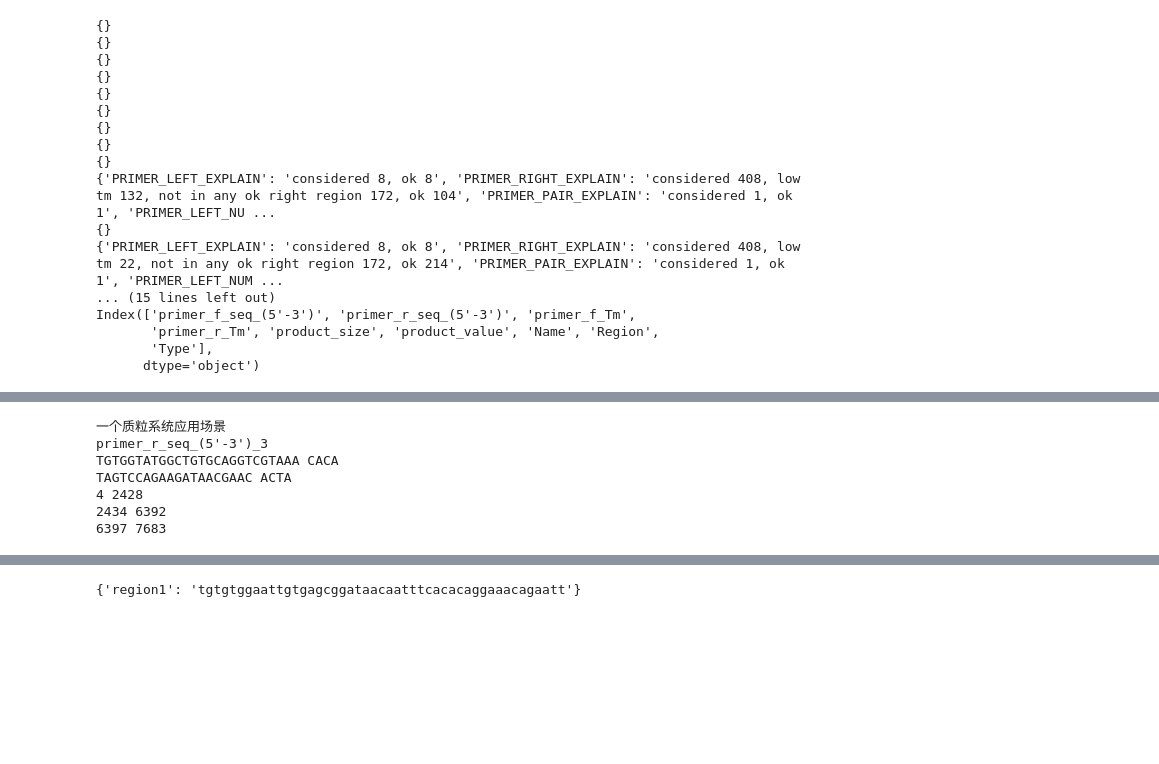
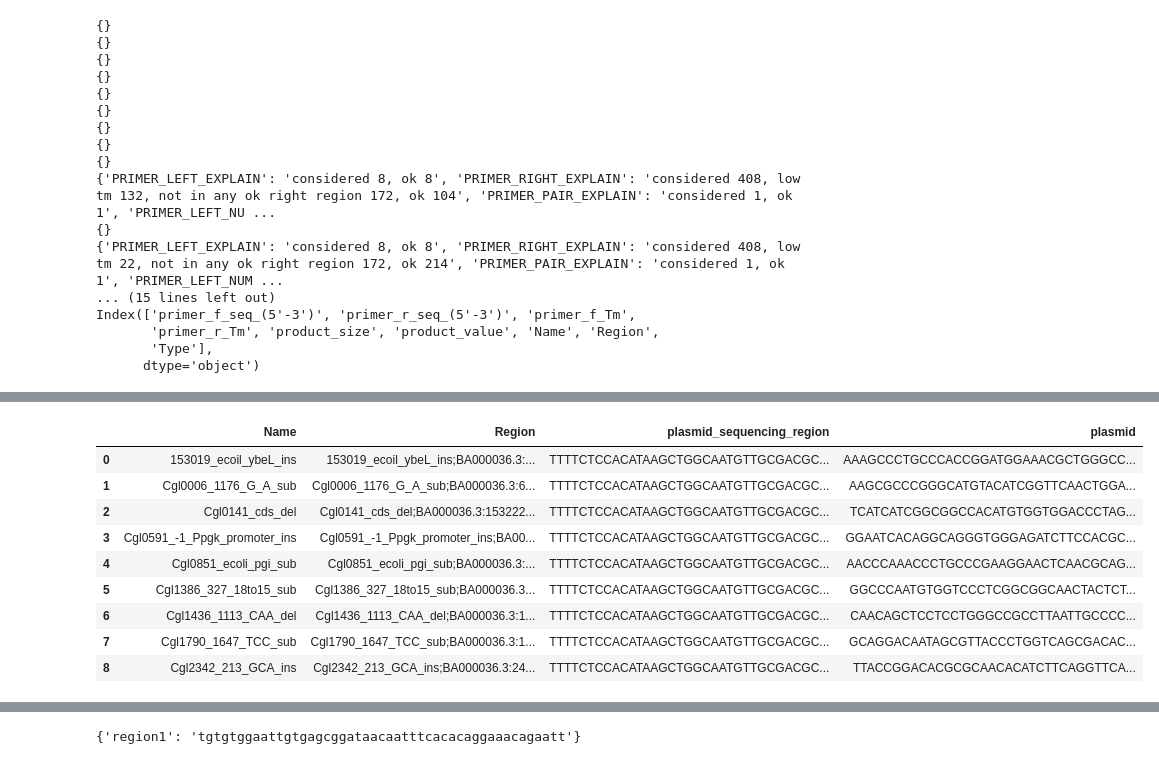
Before and after one commit to editSeqDesign/primer_desgin, a Jupyter notebook: two_plasmid_system_test.ipynb, the cells around one changed output, grey strips where cells are left out. Saved outputs shown, nothing was run; the diff lists cells and outputs as text; code cells hidden in the pictures; blank space fills up the shorter version.

```diff
--- a/two_plasmid_system_test.ipynb
+++ b/two_plasmid_system_test.ipynb
@@ -414,0 +541,2 @@ Index(['primer_f_seq_(5'-3')', 'primer_r_seq_(5'-3')', 'primer_f_Tm',
+# %%
+plasmid_sequencing_primer_df,sequencing_primer_template = one_plasmid_system_sequencing_design_primer(type_kind,uha_dha_sgRNA_df)
@@ -415,50 +561,13 @@ Index(['primer_f_seq_(5'-3')', 'primer_r_seq_(5'-3')', 'primer_f_Tm',
 # %%
-def one_plasmid_system_design_by_user_primer(primer_json,primer_position_json,gb_path,plasmid_backbone,n_20_label,ccdb_label,promoter_terminator_label,enzyme_df,enzyme_name):
-
-    sgRNA_promoter_terminator_start = 0
-    #对引物进行排序,确定所有引物
-    primer_dict_df, primers_sum = p_d_seq.sort_compose_primer(sgRNA_promoter_terminator_start,
-                                                         primer_json,
-                                                         primer_position_json,
-                                                         gb_path,
-                                                         plasmid_backbone,
-                                                         plasmid_type='one')
-    #给引物加接头
-    plasmid_primer_joint_df = p_d_seq.add_joint_plasmid_primer(enzyme_df,enzyme_name,
-                                                                 primer_dict_df,
-                                                                 int(primers_sum/2),
-                                                                 primer_type='ccdb')
-    #修改df格式
-    plasmid_primer_df = p_d_seq.plasmid_primer(plasmid_primer_joint_df)
-    #添加索引
-    plasmid_primer_df.insert(0,'index',plasmid_primer_df.index)
-    plasmid_primer_df.reset_index(drop=True, inplace=True)
-
-    #给引物加产物
-    plasmid_primer_df = p_d_seq.add_product_and_size(gb_path, plasmid_primer_df, enzyme_df,enzyme_name,seq=plasmid_backbone)
-
-    return plasmid_primer_df
+sequencing_primer_template
+# %% [output]
+|  | Name | Region | plasmid_sequencing_region | plasmid |
+| 0 | 153019_ecoil_ybeL_ins | 153019_ecoil_ybeL_ins;BA000036.3:... | TTTTCTCCACATAAGCTGGCAATGTTGCGACGC... | AAAGCCCTGCCCACCGGATGGAAACGCTGGGCC... |
+| 1 | Cgl0006_1176_G_A_sub | Cgl0006_1176_G_A_sub;BA000036.3:6... | TTTTCTCCACATAAGCTGGCAATGTTGCGACGC... | AAGCGCCCGGGCATGTACATCGGTTCAACTGGA... |
+| 2 | Cgl0141_cds_del | Cgl0141_cds_del;BA000036.3:153222... | TTTTCTCCACATAAGCTGGCAATGTTGCGACGC... | TCATCATCGGCGGCCACATGTGGTGGACCCTAG... |
+| 3 | Cgl0591_-1_Ppgk_promoter_ins | Cgl0591_-1_Ppgk_promoter_ins;BA00... | TTTTCTCCACATAAGCTGGCAATGTTGCGACGC... | GGAATCACAGGCAGGGTGGGAGATCTTCCACGC... |
+| 4 | Cgl0851_ecoli_pgi_sub | Cgl0851_ecoli_pgi_sub;BA000036.3:... | TTTTCTCCACATAAGCTGGCAATGTTGCGACGC... | AACCCAAACCCTGCCCGAAGGAACTCAACGCAG... |
+| 5 | Cgl1386_327_18to15_sub | Cgl1386_327_18to15_sub;BA000036.3... | TTTTCTCCACATAAGCTGGCAATGTTGCGACGC... | GGCCCAATGTGGTCCCTCGGCGGCAACTACTCT... |
+| 6 | Cgl1436_1113_CAA_del | Cgl1436_1113_CAA_del;BA000036.3:1... | TTTTCTCCACATAAGCTGGCAATGTTGCGACGC... | CAACAGCTCCTCCTGGGCCGCCTTAATTGCCCC... |
+| 7 | Cgl1790_1647_TCC_sub | Cgl1790_1647_TCC_sub;BA000036.3:1... | TTTTCTCCACATAAGCTGGCAATGTTGCGACGC... | GCAGGACAATAGCGTTACCCTGGTCAGCGACAC... |
+| 8 | Cgl2342_213_GCA_ins | Cgl2342_213_GCA_ins;BA000036.3:24... | TTTTCTCCACATAAGCTGGCAATGTTGCGACGC... | TTACCGGACACGCGCAACACATCTTCAGGTTCA... |
-# %%
-#一个质粒系统：用户提供引物场景
-sgRNA_plasmid_backbone = promoter_terminator_down_terminator_seq
-sgRNA_primer_json = {'primer3':'TGTGGTATGGCTGTGCAGGTCGTAAA','primer5':"TAGTCCAGAAGATAACGAAC"}
-sgRNA_primer_position_json, sgRNA_failture_primer = p_d_seq.check_locate_primer(sgRNA_plasmid_backbone, sgRNA_primer_json)
-
-plasmid_primer_df = one_plasmid_system_design_by_user_primer(
-                                         primer_json=sgRNA_primer_json,
-                                         primer_position_json=sgRNA_primer_position_json,
-                                         gb_path=one_plasmid_file_path,
-                                         plasmid_backbone=sgRNA_plasmid_backbone,
-                                         n_20_label=n_20_label,
-                                         ccdb_label=ccdb_label,
-                                         promoter_terminator_label=promoter_terminator_label,
-                                         enzyme_df=enzyme_df,
-                                         enzyme_name=enzyme_name)
-# %% [output]
-一个质粒系统应用场景
-primer_r_seq_(5'-3')_3
-TGTGGTATGGCTGTGCAGGTCGTAAA CACA
-TAGTCCAGAAGATAACGAAC ACTA
-4 2428
-2434 6392
-6397 7683
```
Also changed, not shown: parts of 22 cells of this notebook, 3 other files.
